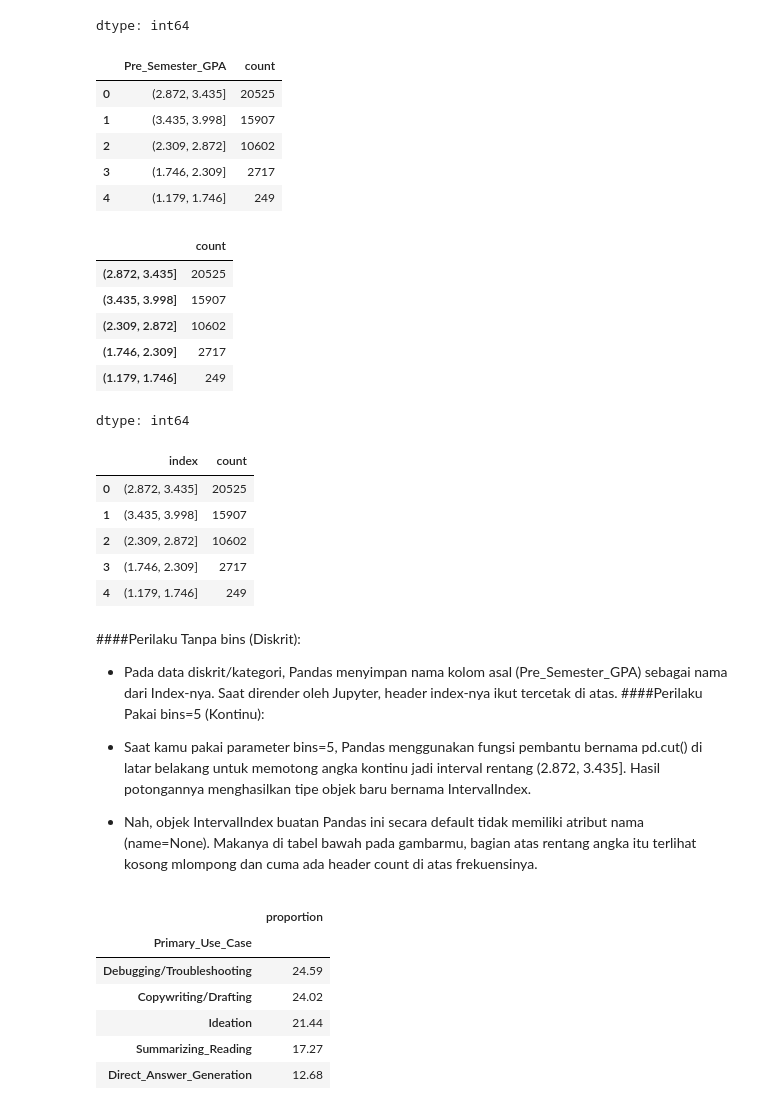
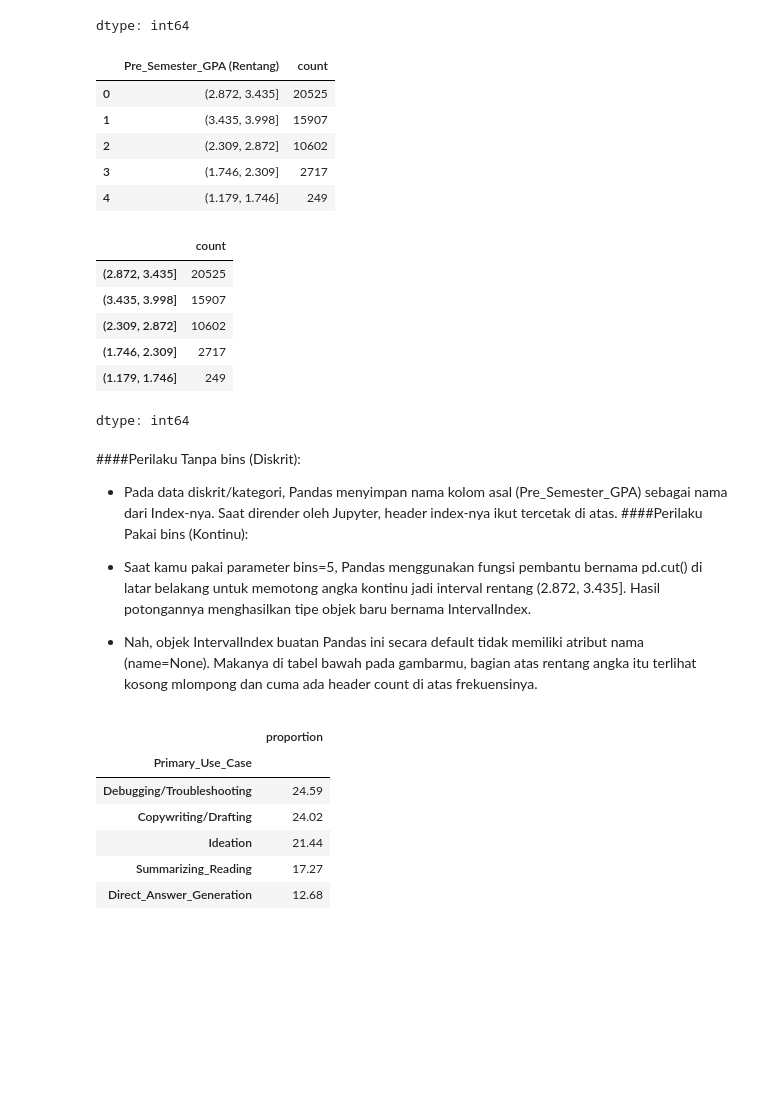
Before and after one commit to Shxrp08/Project_SG_I-Smile_Group6_2026, a Jupyter notebook: Project_SG_Group_6_Rev1.ipynb, the cells around one changed output. Drawn from its saved outputs; the diff is of its cells as text; code cells hidden in the pictures; blank space fills up the shorter version.

```diff
--- a/Project_SG_Group_6_Rev1.ipynb
+++ b/Project_SG_Group_6_Rev1.ipynb
@@ -133,14 +133,12 @@ dtype: int64
 # %%
 # value_counts bisa juga buat tipe data selain kategori. tapi untuk kasus yang mungkin memiliki sangat banyak variasi (kayak float yang detail),
 # kita berikan parameter bins untuk memberi batas rentang!
 
-display(df["Pre_Semester_GPA"].value_counts(bins=5).reset_index().rename(columns={"index": "Pre_Semester_GPA", "Pre_Semester_GPA": "Count"}))
-
+display(df["Pre_Semester_GPA"].value_counts(bins=5).reset_index().rename(columns={"index": "Pre_Semester_GPA (Rentang)", "Pre_Semester_GPA (Rentang)": "Count"}))
+print("\n\n")
 display(df["Pre_Semester_GPA"].value_counts(bins=5))
-
-display(df["Pre_Semester_GPA"].value_counts(bins=5).reset_index())
 # %% [output]
-|  | Pre_Semester_GPA | count |
+|  | Pre_Semester_GPA (Rentang) | count |
 | 0 | (2.872, 3.435] | 20525 |
 | 1 | (3.435, 3.998] | 15907 |
 | 2 | (2.309, 2.872] | 10602 |
@@ -153,16 +151,10 @@ display(df["Pre_Semester_GPA"].value_counts(bins=5).reset_index())
 | (1.746, 2.309] | 2717 |
 | (1.179, 1.746] | 249 |
 dtype: int64
-|  | index | count |
-| 0 | (2.872, 3.435] | 20525 |
-| 1 | (3.435, 3.998] | 15907 |
-| 2 | (2.309, 2.872] | 10602 |
-| 3 | (1.746, 2.309] | 2717 |
-| 4 | (1.179, 1.746] | 249 |
 # %% [markdown]
 ####Perilaku Tanpa bins (Diskrit):
   - Pada data diskrit/kategori, Pandas menyimpan nama kolom asal (Pre_Semester_GPA) sebagai nama dari Index-nya. Saat dirender oleh Jupyter, header index-nya ikut tercetak di atas.
-####Perilaku Pakai bins=5 (Kontinu):
+####Perilaku Pakai bins (Kontinu):
   - Saat kamu pakai parameter bins=5, Pandas menggunakan fungsi pembantu bernama pd.cut() di latar belakang untuk memotong angka kontinu jadi interval rentang (2.872, 3.435]. Hasil potongannya menghasilkan tipe objek baru bernama IntervalIndex.
 
   - Nah, objek IntervalIndex buatan Pandas ini secara default tidak memiliki atribut nama (name=None). Makanya di tabel bawah pada gambarmu, bagian atas rentang angka itu terlihat kosong mlompong dan cuma ada header count di atas frekuensinya.
```
Also changed, not shown: parts of 3 cells of this notebook.
